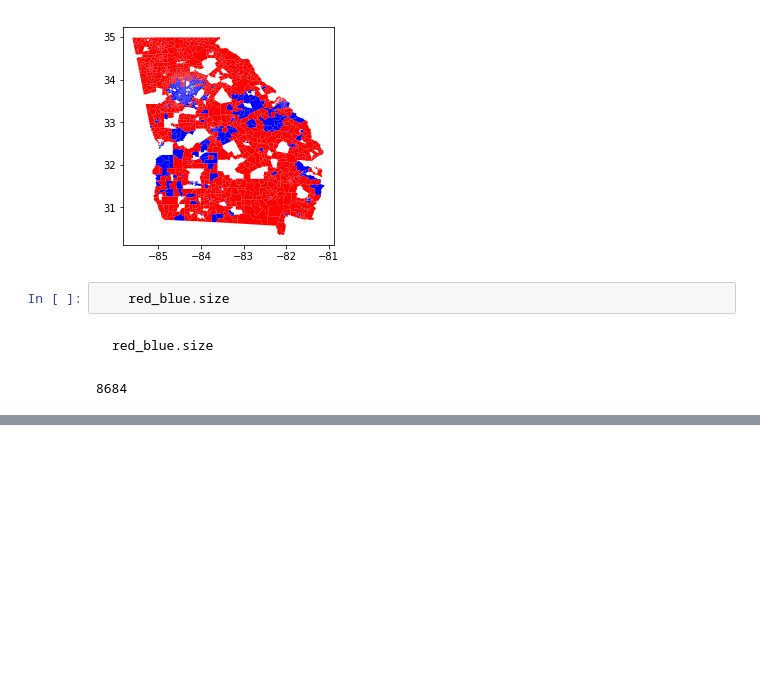
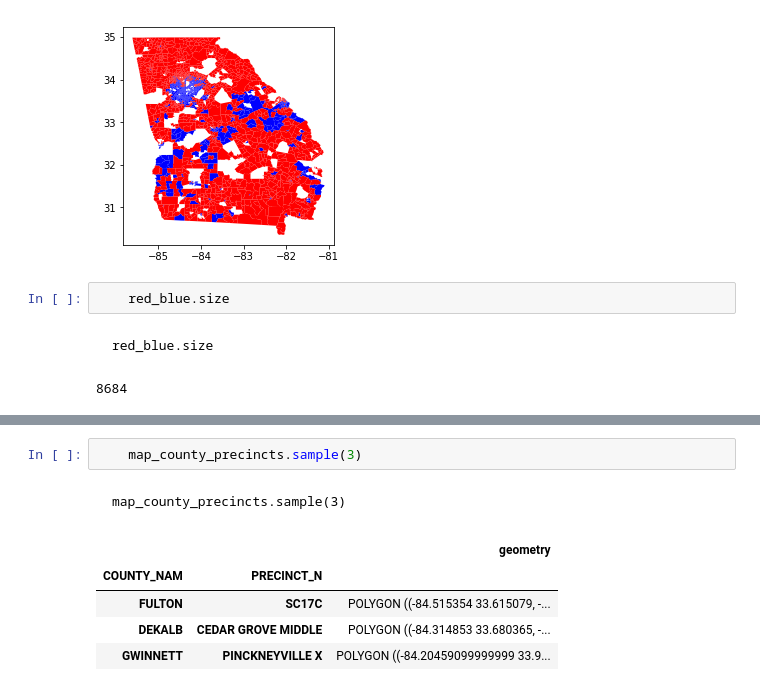
Before and after one commit to deathbeds/election, a Jupyter notebook: Election.ipynb, the cells around one changed output, grey strips where cells are left out. Drawn from its saved outputs; the diff is of its cells as text; blank space fills up the shorter version.

```diff
--- a/Election.ipynb
+++ b/Election.ipynb
@@ -378,0 +486,9 @@ See the caveats in the documentation: http://pandas.pydata.org/pandas-docs/stabl
+# %%
+    map_county_precincts.sample(3)
+# %% [output]
+    map_county_precincts.sample(3)
+|  |  | geometry |
+| COUNTY_NAM | PRECINCT_N |  |
+| FULTON | SC17C | POLYGON ((-84.515354 33.615079, -... |
+| DEKALB | CEDAR GROVE MIDDLE | POLYGON ((-84.314853 33.680365, -... |
+| GWINNETT | PINCKNEYVILLE X | POLYGON ((-84.20459099999999 33.9... |
```
Also changed, not shown: parts of 18 cells of this notebook, 3 other files.
